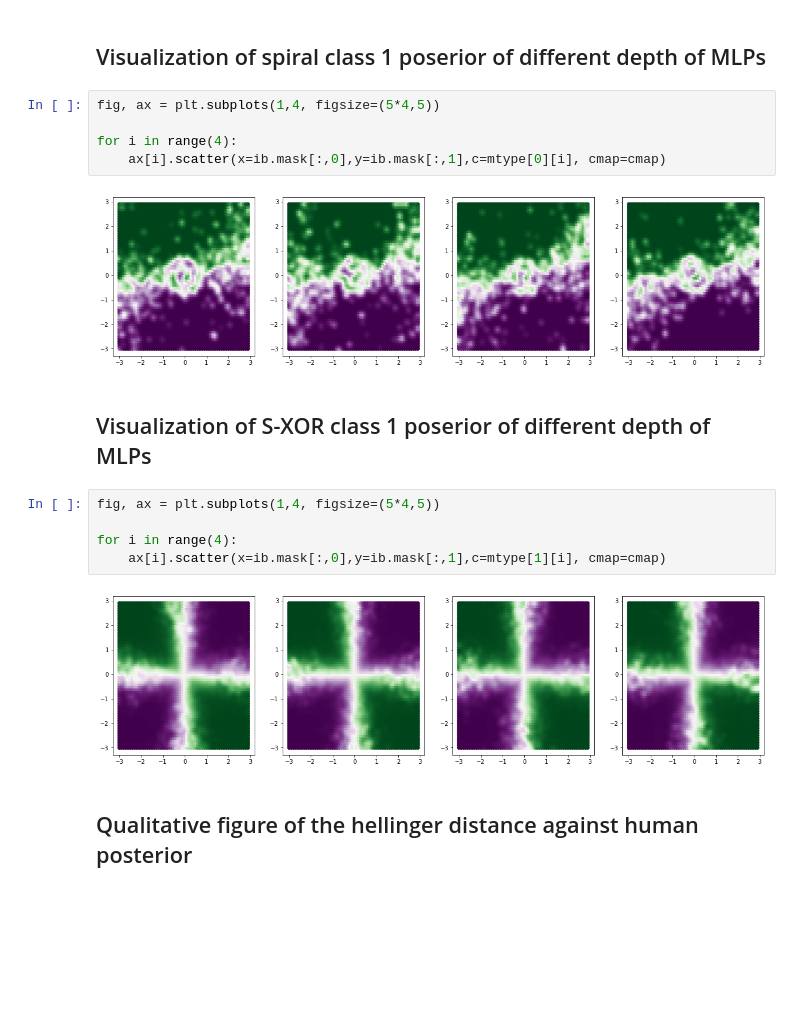
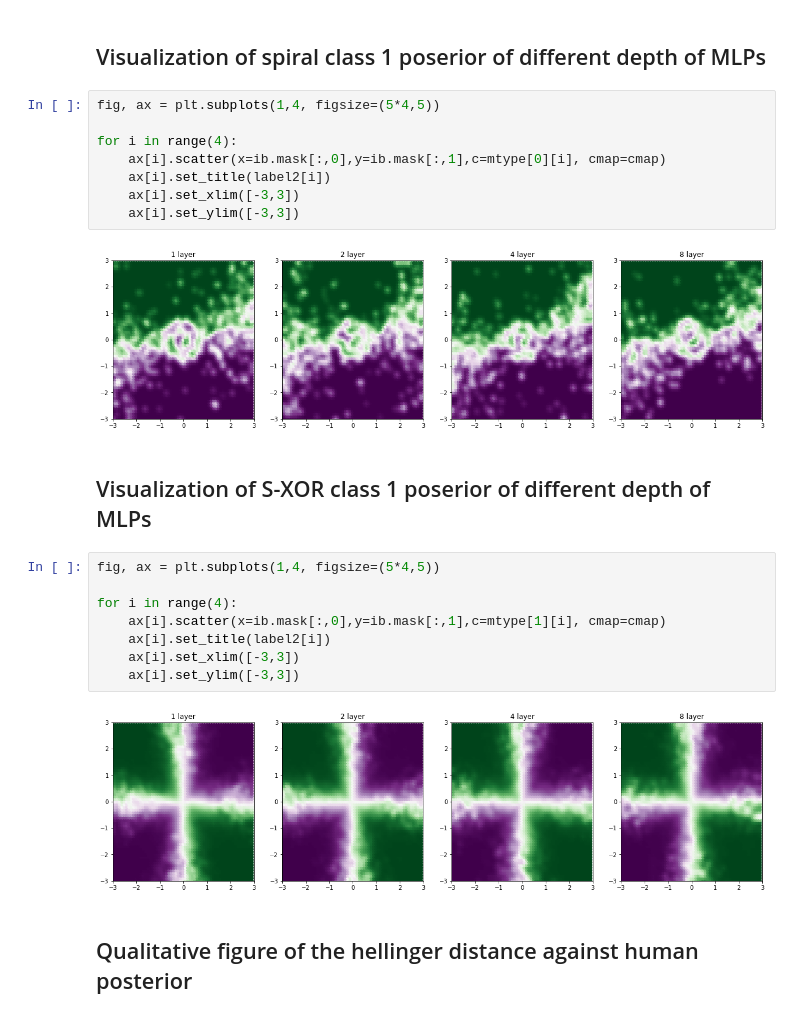
Before and after one commit to jshinm/inductive-bias-experiment, a Jupyter notebook: experiments/20210907_deeper_network.ipynb, the cells around one changed output. Cells and saved outputs as stored; diff of their text form; blank space fills up the shorter version.

Commit message:
add labels and fix whitespaces

```diff
--- a/experiments/20210907_deeper_network.ipynb
+++ b/experiments/20210907_deeper_network.ipynb
@@ -121,10 +121,13 @@ for row in range(2):
 # %%
 fig, ax = plt.subplots(1,4, figsize=(5*4,5))
 
 for i in range(4):
     ax[i].scatter(x=ib.mask[:,0],y=ib.mask[:,1],c=mtype[0][i], cmap=cmap)
+    ax[i].set_title(label2[i])
+    ax[i].set_xlim([-3,3])
+    ax[i].set_ylim([-3,3])
 # %% [output]
-[figure, old version]
+[figure, new version]
 # %% [markdown]
 ## Visualization of S-XOR class 1 poserior of different depth of MLPs
 # %%
@@ -132,8 +135,11 @@ fig, ax = plt.subplots(1,4, figsize=(5*4,5))
 
 for i in range(4):
     ax[i].scatter(x=ib.mask[:,0],y=ib.mask[:,1],c=mtype[1][i], cmap=cmap)
+    ax[i].set_title(label2[i])
+    ax[i].set_xlim([-3,3])
+    ax[i].set_ylim([-3,3])
 # %% [output]
-[figure, old version]
+[figure, new version]
 # %% [markdown]
 ## Qualitative figure of the hellinger distance against human posterior
 # %%
```
Also changed, not shown: parts of 2 cells of this notebook.
